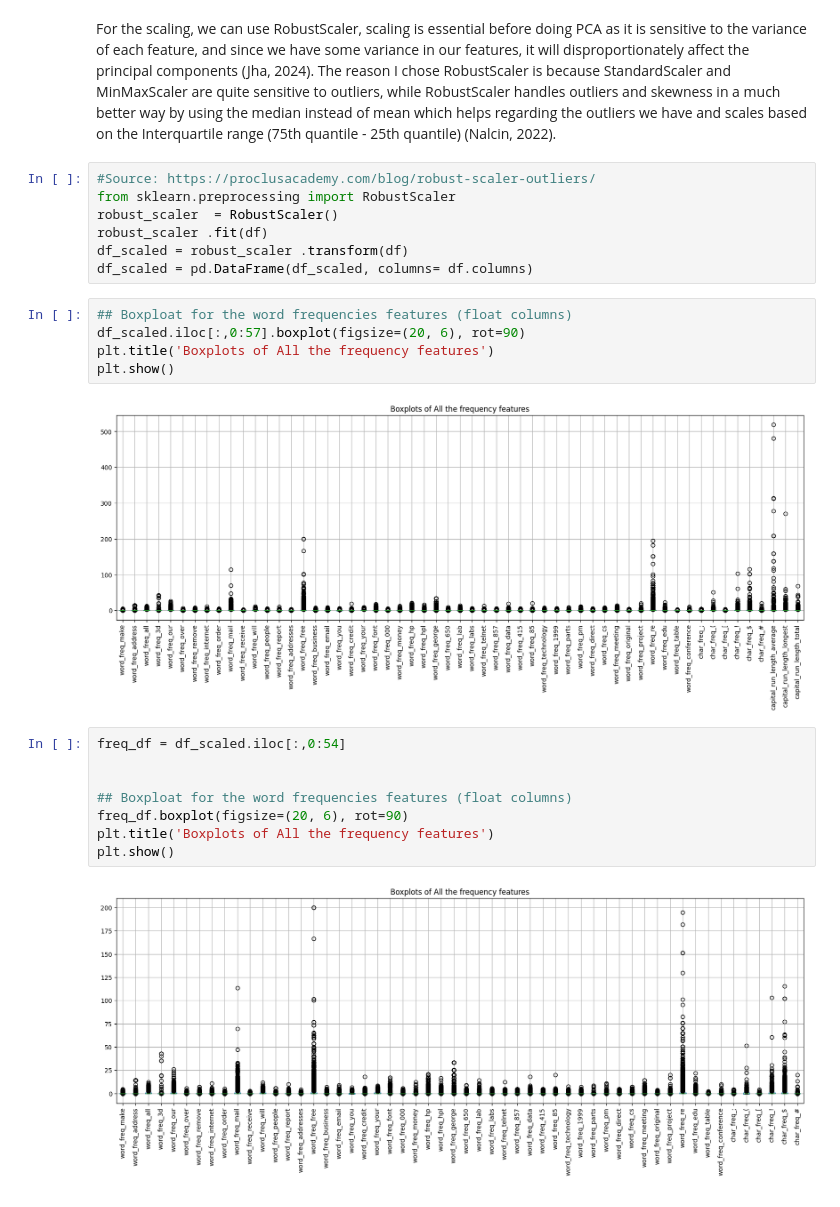
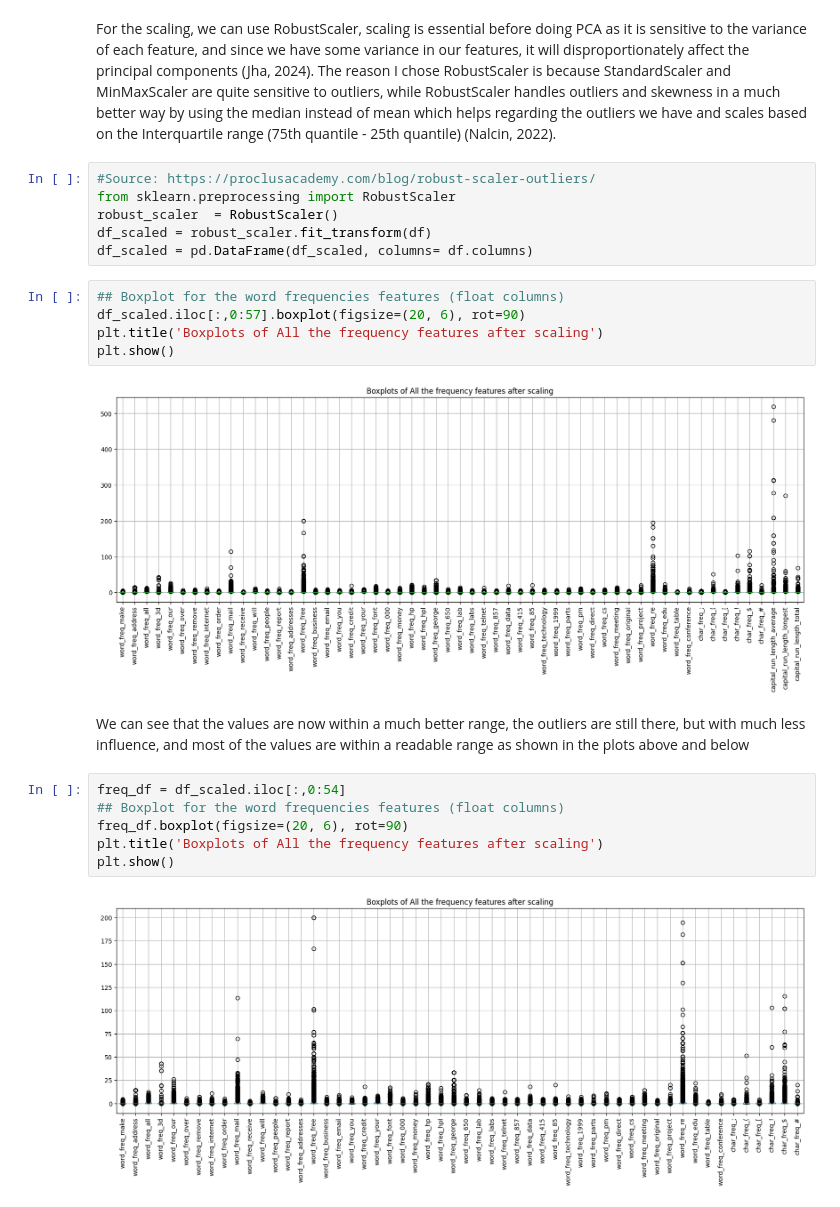
Before and after one commit to Rayenbt/Spam-detection, a Jupyter notebook: Rayen_Bentemessek_CA1.ipynb, the cells around one changed output. Drawn from its saved outputs; the diff is of its cells as text.

```diff
--- a/Rayen_Bentemessek_CA1.ipynb
+++ b/Rayen_Bentemessek_CA1.ipynb
@@ -374,23 +374,22 @@ For the scaling, we can use RobustScaler, scaling is essential before doing PCA
 #Source: https://proclusacademy.com/blog/robust-scaler-outliers/
 from sklearn.preprocessing import RobustScaler
 robust_scaler  = RobustScaler()
-robust_scaler .fit(df)
-df_scaled = robust_scaler .transform(df)
+df_scaled = robust_scaler.fit_transform(df)
 df_scaled = pd.DataFrame(df_scaled, columns= df.columns)
 # %%
-## Boxploat for the word frequencies features (float columns)
+## Boxplot for the word frequencies features (float columns)
 df_scaled.iloc[:,0:57].boxplot(figsize=(20, 6), rot=90)
-plt.title('Boxplots of All the frequency features')
+plt.title('Boxplots of All the frequency features after scaling')
 plt.show()
 # %% [output]
-[figure, old version]
+[figure, new version]
+# %% [markdown]
+We can see that the values are now within a much better range, the outliers are still there, but with much less influence, and most of the values are within a readable range as shown in the plots above and below
 # %%
 freq_df = df_scaled.iloc[:,0:54]
-
-
-## Boxploat for the word frequencies features (float columns)
+## Boxplot for the word frequencies features (float columns)
 freq_df.boxplot(figsize=(20, 6), rot=90)
-plt.title('Boxplots of All the frequency features')
+plt.title('Boxplots of All the frequency features after scaling')
 plt.show()
 # %% [output]
-[figure, old version]
+[figure, new version]
```
Also changed, not shown: parts of 6 cells of this notebook.
